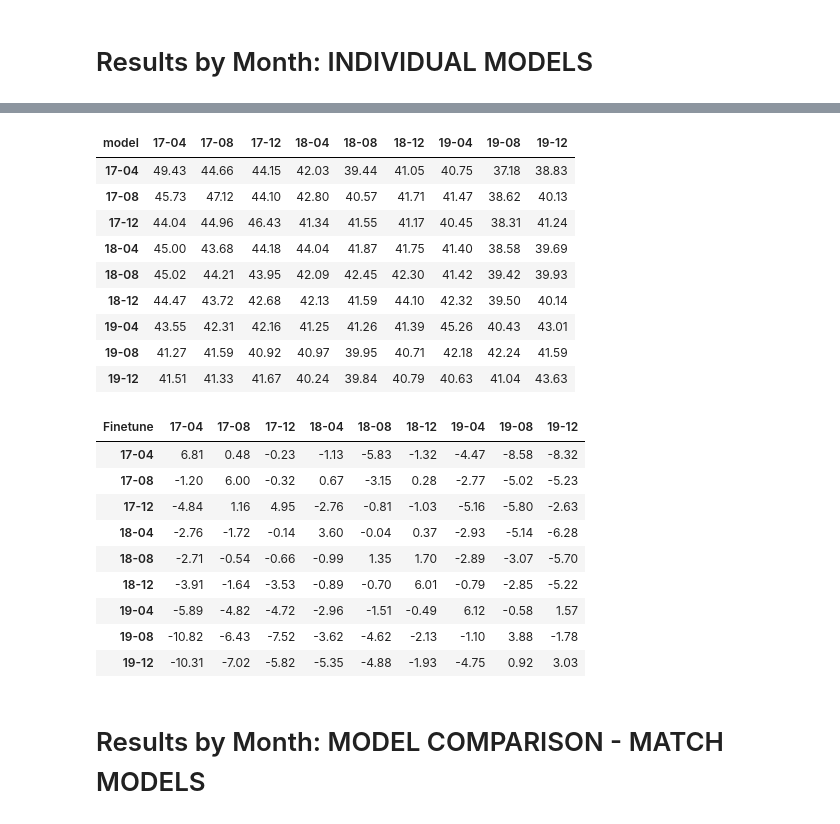
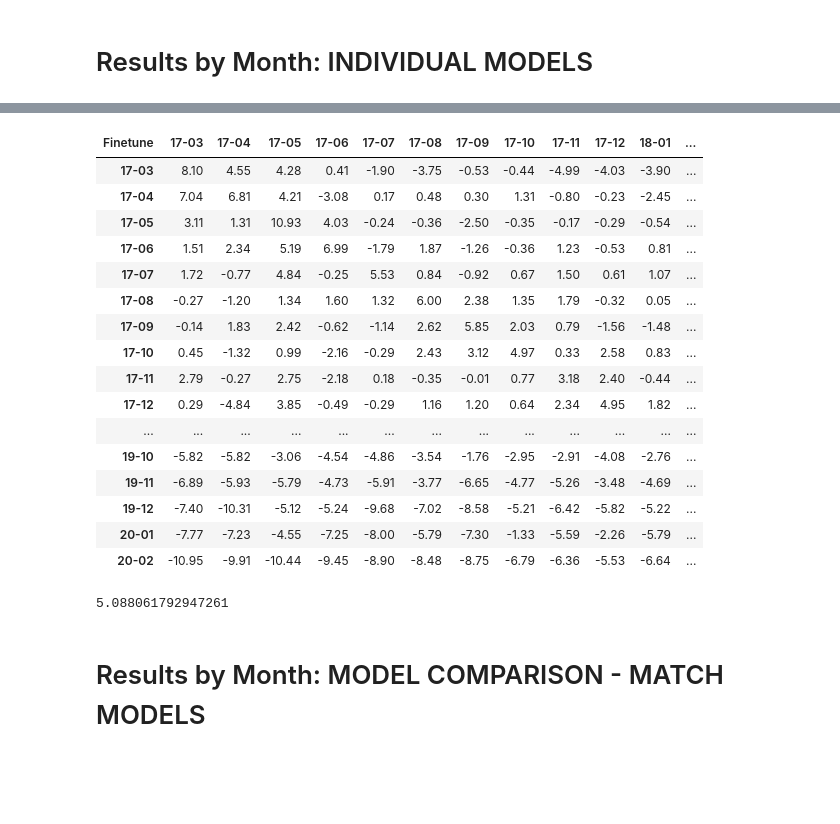
Before and after one commit to paul-rottger/temporal-adaptation, a Jupyter notebook: 4_evaluation/classification/evaluate_classification_results.ipynb, the cells around one changed output, grey strips where cells are left out. Drawn from its saved outputs; the diff is of its cells as text; code cells hidden in the pictures; blank space fills up the shorter version.

```diff
--- a/4_evaluation/classification/evaluate_classification_results.ipynb
+++ b/4_evaluation/classification/evaluate_classification_results.ipynb
@@ -182,11 +186,18 @@ def plot_F1_monthly(input_df, REDDIT_FILTER=0, F1_TYPE = "macro", BASELINE_MODEL
 
     if BASELINE_MODEL!="":
         baseline_series = {}
-        for key in results["reddit"][BASELINE_MODEL]:
+        if REDDIT_FILTER != 0:
+            for key in results["reddit"][BASELINE_MODEL]:
                 if f"{REDDIT_FILTER}k" in key:
                     baseline_series["test" + re.search(r'(.*?)-test(.*)', key).group(2)] = f1_score(results["reddit"][BASELINE_MODEL][key]['label'],
-                                                                                                    results["reddit"][BASELINE_MODEL][key]['prediction'],
-                                                                                                    average=F1_TYPE)
+                                                                                                        results["reddit"][BASELINE_MODEL][key]['prediction'],
+                                                                                                        average=F1_TYPE)
+        else:
+            for key in results["ghc"][BASELINE_MODEL]:
+                baseline_series["test" + re.search(r'(.*?)-test(.*)', key).group(2)] = f1_score(results["ghc"][BASELINE_MODEL][key]['label'],
+                                                                                                        results["ghc"][BASELINE_MODEL][key]['prediction'],
+                                                                                                        average=F1_TYPE)
+
         for column in plot_df.columns:
             plot_df[column] = plot_df[column].divide(baseline_series[column])-1
 
@@ -220,3 +231,6 @@ def plot_F1_monthly(input_df, REDDIT_FILTER=0, F1_TYPE = "macro", BASELINE_MODEL
         plot_df = plot_df.multiply(100)
 
         display(plot_df.style.background_gradient(cmap=cm, axis = 0 ).set_table_attributes('style="font-family: CMU Serif; font-size:26px"').set_precision(2))
+
+
+    return plot_df
@@ -223,29 +251,25 @@ def plot_F1_monthly(input_df, REDDIT_FILTER=0, F1_TYPE = "macro", BASELINE_MODEL
 # %%
-plot_F1_monthly(input_df = results["reddit"]["base+month"], REDDIT_FILTER = 20, MONTH_FILTER = ["04", "08", "12"])
+df = plot_F1_monthly(input_df = results["reddit"]["base+month"], REDDIT_FILTER = 20, BASELINE_MODEL="base+rand")#, MONTH_FILTER = ["04", "08", "12"])
+np.diag(df).mean()
 # %% [output]
-| model | 17-04 | 17-08 | 17-12 | 18-04 | 18-08 | 18-12 | 19-04 | 19-08 | 19-12 |
-| 17-04 | 49.43 | 44.66 | 44.15 | 42.03 | 39.44 | 41.05 | 40.75 | 37.18 | 38.83 |
-| 17-08 | 45.73 | 47.12 | 44.10 | 42.80 | 40.57 | 41.71 | 41.47 | 38.62 | 40.13 |
-| 17-12 | 44.04 | 44.96 | 46.43 | 41.34 | 41.55 | 41.17 | 40.45 | 38.31 | 41.24 |
-| 18-04 | 45.00 | 43.68 | 44.18 | 44.04 | 41.87 | 41.75 | 41.40 | 38.58 | 39.69 |
-| 18-08 | 45.02 | 44.21 | 43.95 | 42.09 | 42.45 | 42.30 | 41.42 | 39.42 | 39.93 |
-| 18-12 | 44.47 | 43.72 | 42.68 | 42.13 | 41.59 | 44.10 | 42.32 | 39.50 | 40.14 |
-| 19-04 | 43.55 | 42.31 | 42.16 | 41.25 | 41.26 | 41.39 | 45.26 | 40.43 | 43.01 |
-| 19-08 | 41.27 | 41.59 | 40.92 | 40.97 | 39.95 | 40.71 | 42.18 | 42.24 | 41.59 |
-| 19-12 | 41.51 | 41.33 | 41.67 | 40.24 | 39.84 | 40.79 | 40.63 | 41.04 | 43.63 |
+| Finetune | 17-03 | 17-04 | 17-05 | 17-06 | 17-07 | 17-08 | 17-09 | 17-10 | 17-11 | 17-12 | 18-01 | ... |
+| 17-03 | 8.10 | 4.55 | 4.28 | 0.41 | -1.90 | -3.75 | -0.53 | -0.44 | -4.99 | -4.03 | -3.90 | ... |
+| 17-04 | 7.04 | 6.81 | 4.21 | -3.08 | 0.17 | 0.48 | 0.30 | 1.31 | -0.80 | -0.23 | -2.45 | ... |
+| 17-05 | 3.11 | 1.31 | 10.93 | 4.03 | -0.24 | -0.36 | -2.50 | -0.35 | -0.17 | -0.29 | -0.54 | ... |
+| 17-06 | 1.51 | 2.34 | 5.19 | 6.99 | -1.79 | 1.87 | -1.26 | -0.36 | 1.23 | -0.53 | 0.81 | ... |
+| 17-07 | 1.72 | -0.77 | 4.84 | -0.25 | 5.53 | 0.84 | -0.92 | 0.67 | 1.50 | 0.61 | 1.07 | ... |
+| 17-08 | -0.27 | -1.20 | 1.34 | 1.60 | 1.32 | 6.00 | 2.38 | 1.35 | 1.79 | -0.32 | 0.05 | ... |
+| 17-09 | -0.14 | 1.83 | 2.42 | -0.62 | -1.14 | 2.62 | 5.85 | 2.03 | 0.79 | -1.56 | -1.48 | ... |
+| 17-10 | 0.45 | -1.32 | 0.99 | -2.16 | -0.29 | 2.43 | 3.12 | 4.97 | 0.33 | 2.58 | 0.83 | ... |
+| 17-11 | 2.79 | -0.27 | 2.75 | -2.18 | 0.18 | -0.35 | -0.01 | 0.77 | 3.18 | 2.40 | -0.44 | ... |
+| 17-12 | 0.29 | -4.84 | 3.85 | -0.49 | -0.29 | 1.16 | 1.20 | 0.64 | 2.34 | 4.95 | 1.82 | ... |
+| ... | ... | ... | ... | ... | ... | ... | ... | ... | ... | ... | ... | ... |
+| 19-10 | -5.82 | -5.82 | -3.06 | -4.54 | -4.86 | -3.54 | -1.76 | -2.95 | -2.91 | -4.08 | -2.76 | ... |
+| 19-11 | -6.89 | -5.93 | -5.79 | -4.73 | -5.91 | -3.77 | -6.65 | -4.77 | -5.26 | -3.48 | -4.69 | ... |
+| 19-12 | -7.40 | -10.31 | -5.12 | -5.24 | -9.68 | -7.02 | -8.58 | -5.21 | -6.42 | -5.82 | -5.22 | ... |
+| 20-01 | -7.77 | -7.23 | -4.55 | -7.25 | -8.00 | -5.79 | -7.30 | -1.33 | -5.59 | -2.26 | -5.79 | ... |
+| 20-02 | -10.95 | -9.91 | -10.44 | -9.45 | -8.90 | -8.48 | -8.75 | -6.79 | -6.36 | -5.53 | -6.64 | ... |
+5.088061792947261
-# %%
-plot_F1_monthly(input_df = results["reddit"]["base+month"], REDDIT_FILTER = 20, BASELINE_MODEL="base+rand", MONTH_FILTER = ["04", "08", "12"])
-# %% [output]
-| Finetune | 17-04 | 17-08 | 17-12 | 18-04 | 18-08 | 18-12 | 19-04 | 19-08 | 19-12 |
-| 17-04 | 6.81 | 0.48 | -0.23 | -1.13 | -5.83 | -1.32 | -4.47 | -8.58 | -8.32 |
-| 17-08 | -1.20 | 6.00 | -0.32 | 0.67 | -3.15 | 0.28 | -2.77 | -5.02 | -5.23 |
-| 17-12 | -4.84 | 1.16 | 4.95 | -2.76 | -0.81 | -1.03 | -5.16 | -5.80 | -2.63 |
-| 18-04 | -2.76 | -1.72 | -0.14 | 3.60 | -0.04 | 0.37 | -2.93 | -5.14 | -6.28 |
-| 18-08 | -2.71 | -0.54 | -0.66 | -0.99 | 1.35 | 1.70 | -2.89 | -3.07 | -5.70 |
-| 18-12 | -3.91 | -1.64 | -3.53 | -0.89 | -0.70 | 6.01 | -0.79 | -2.85 | -5.22 |
-| 19-04 | -5.89 | -4.82 | -4.72 | -2.96 | -1.51 | -0.49 | 6.12 | -0.58 | 1.57 |
-| 19-08 | -10.82 | -6.43 | -7.52 | -3.62 | -4.62 | -2.13 | -1.10 | 3.88 | -1.78 |
-| 19-12 | -10.31 | -7.02 | -5.82 | -5.35 | -4.88 | -1.93 | -4.75 | 0.92 | 3.03 |
 # %% [markdown]
 # Results by Month: MODEL COMPARISON - MATCH MODELS
 # %%
```
Also changed, not shown: parts of 5 cells of this notebook, 2 other files.
